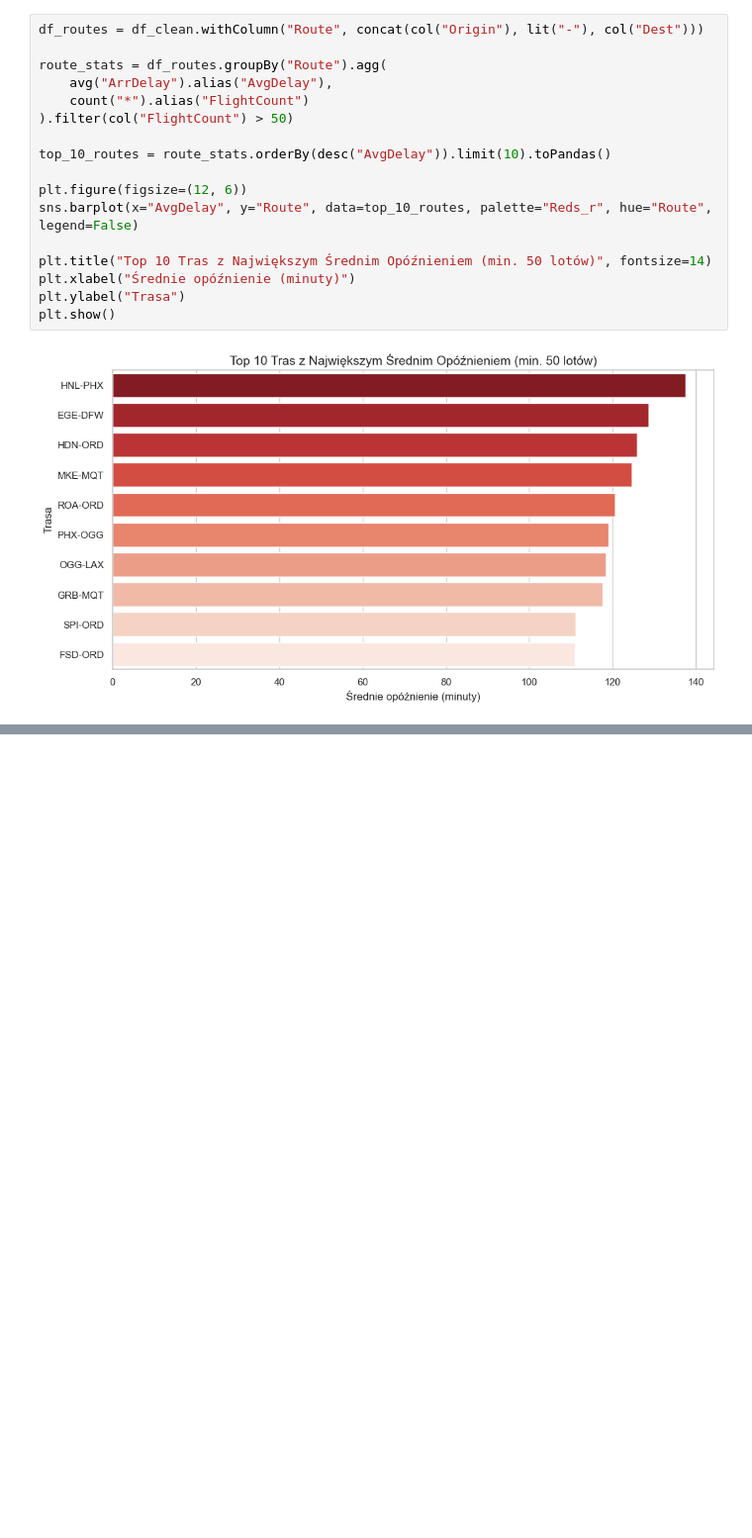
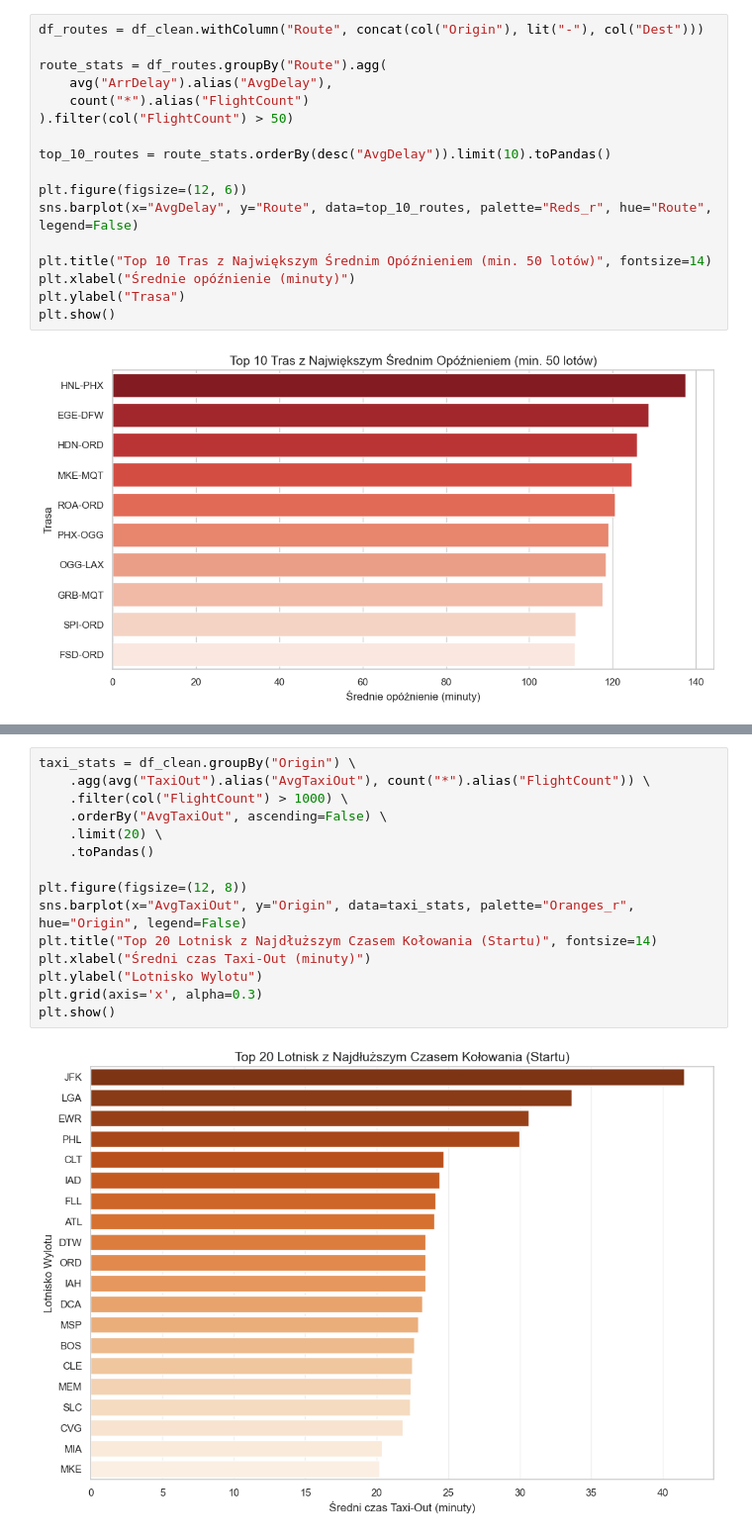
Before and after one commit to kelvin-ux/flight-delay-predictor, a Jupyter notebook: flight_delay_eda.ipynb, the cells around one changed output, grey strips where cells are left out. Shown at 99% size. Drawn from its saved outputs; the diff is of its cells as text; blank space fills up the shorter version.

```diff
--- a/flight_delay_eda.ipynb
+++ b/flight_delay_eda.ipynb
@@ -250,0 +288,17 @@ plt.show()
+# %%
+taxi_stats = df_clean.groupBy("Origin") \
+    .agg(avg("TaxiOut").alias("AvgTaxiOut"), count("*").alias("FlightCount")) \
+    .filter(col("FlightCount") > 1000) \
+    .orderBy("AvgTaxiOut", ascending=False) \
+    .limit(20) \
+    .toPandas()
+
+plt.figure(figsize=(12, 8))
+sns.barplot(x="AvgTaxiOut", y="Origin", data=taxi_stats, palette="Oranges_r", hue="Origin", legend=False)
+plt.title("Top 20 Lotnisk z Najdłuższym Czasem Kołowania (Startu)", fontsize=14)
+plt.xlabel("Średni czas Taxi-Out (minuty)")
+plt.ylabel("Lotnisko Wylotu")
+plt.grid(axis='x', alpha=0.3)
+plt.show()
+# %% [output]
+[figure, added]
```
Also changed, not shown: parts of 5 cells of this notebook.
